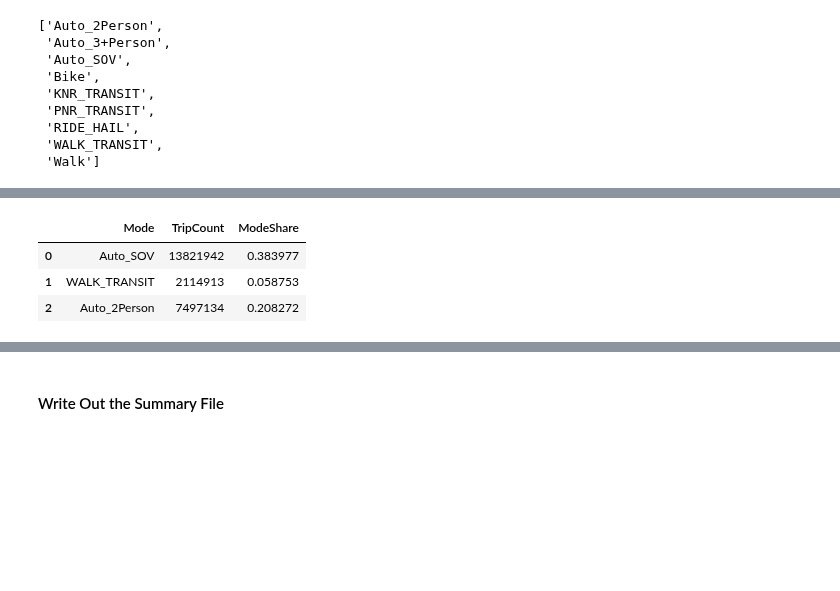
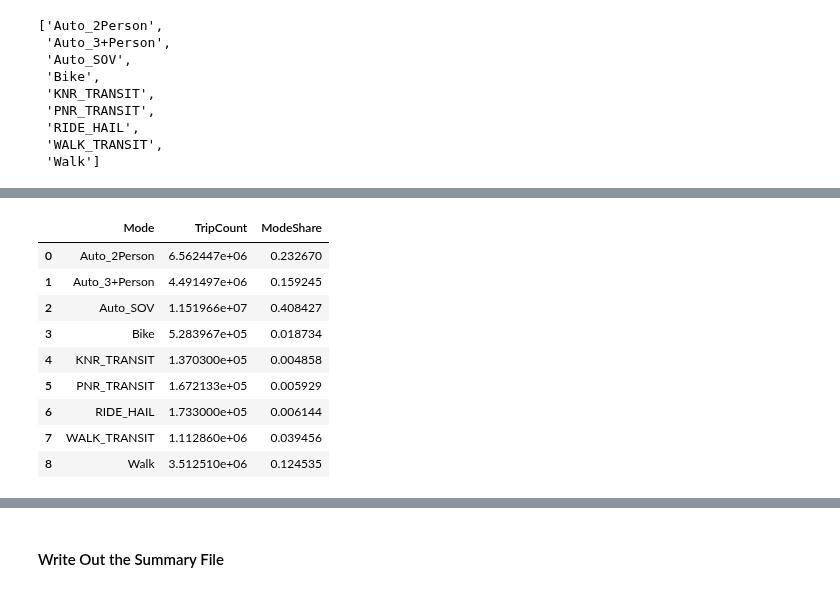
Before and after one commit to camsys/travel-model-one, a Jupyter notebook: CS_utils/Py_summary_code/99. TripSummaries.ipynb, the cells around one changed output, grey strips where cells are left out. Drawn from its saved outputs; the diff is of its cells as text; code cells hidden in the pictures; blank space fills up the shorter version.

Commit message:
Trip count correction
Separating out joint trips to get a full individual trip count

```diff
--- a/CS_utils/Py_summary_code/99. TripSummaries.ipynb
+++ b/CS_utils/Py_summary_code/99. TripSummaries.ipynb
@@ -58,7 +62,7 @@ df_sample.head()
 # %%
 df = df_sample if quick else df_original
 # %%
-total_trips = len(df)
+total_trips = df['trips'].sum()
 print(f'Total number of trips: {total_trips:,}')
 new = pd.DataFrame({c1:['Trips_Total'], c2:[total_trips]})
 df_out = pd.concat([df_out, new])
@@ -97,7 +101,8 @@ modes = [
 modes_auto = ['Auto_SOV', 'Auto_2Person', 'Auto_3+Person']
 modes_transit = ['WALK_TRANSIT', 'PNR_TRANSIT', 'KNR_TRANSIT']
 # %%
-counts = Counter(df["Mode"])
-dic_counts = dict(counts)
+#counts = Counter(df["Mode"])
+counts = df.groupby(["Mode"])['trips'].sum().reset_index()
+dic_counts = dict(zip(counts['Mode'], counts['trips']))
 dic_counts
 # %% [output]
@@ -160,11 +172,17 @@ df_shares.head(2)
 # %%
 df_shares['ModeShare'] = df_shares['TripCount']/total_trips
-df_shares.head(3)
+df_shares
 # %% [output]
 |  | Mode | TripCount | ModeShare |
-| 0 | Auto_SOV | 13821942 | 0.383977 |
-| 1 | WALK_TRANSIT | 2114913 | 0.058753 |
-| 2 | Auto_2Person | 7497134 | 0.208272 |
+| 0 | Auto_2Person | 6.562447e+06 | 0.232670 |
+| 1 | Auto_3+Person | 4.491497e+06 | 0.159245 |
+| 2 | Auto_SOV | 1.151966e+07 | 0.408427 |
+| 3 | Bike | 5.283967e+05 | 0.018734 |
+| 4 | KNR_TRANSIT | 1.370300e+05 | 0.004858 |
+| 5 | PNR_TRANSIT | 1.672133e+05 | 0.005929 |
+| 6 | RIDE_HAIL | 1.733000e+05 | 0.006144 |
+| 7 | WALK_TRANSIT | 1.112860e+06 | 0.039456 |
+| 8 | Walk | 3.512510e+06 | 0.124535 |
 # %%
 for m in modes:
     for i, row in df_shares.iterrows():
```
Also changed, not shown: parts of 11 cells of this notebook.
